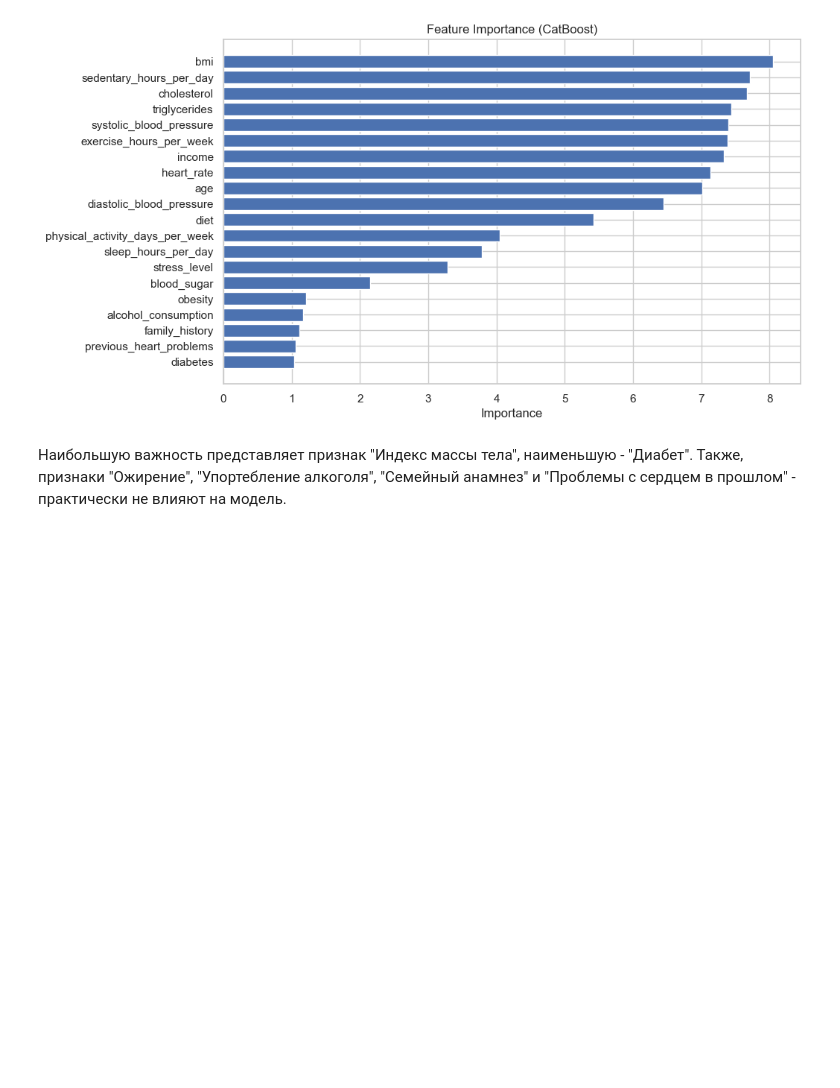
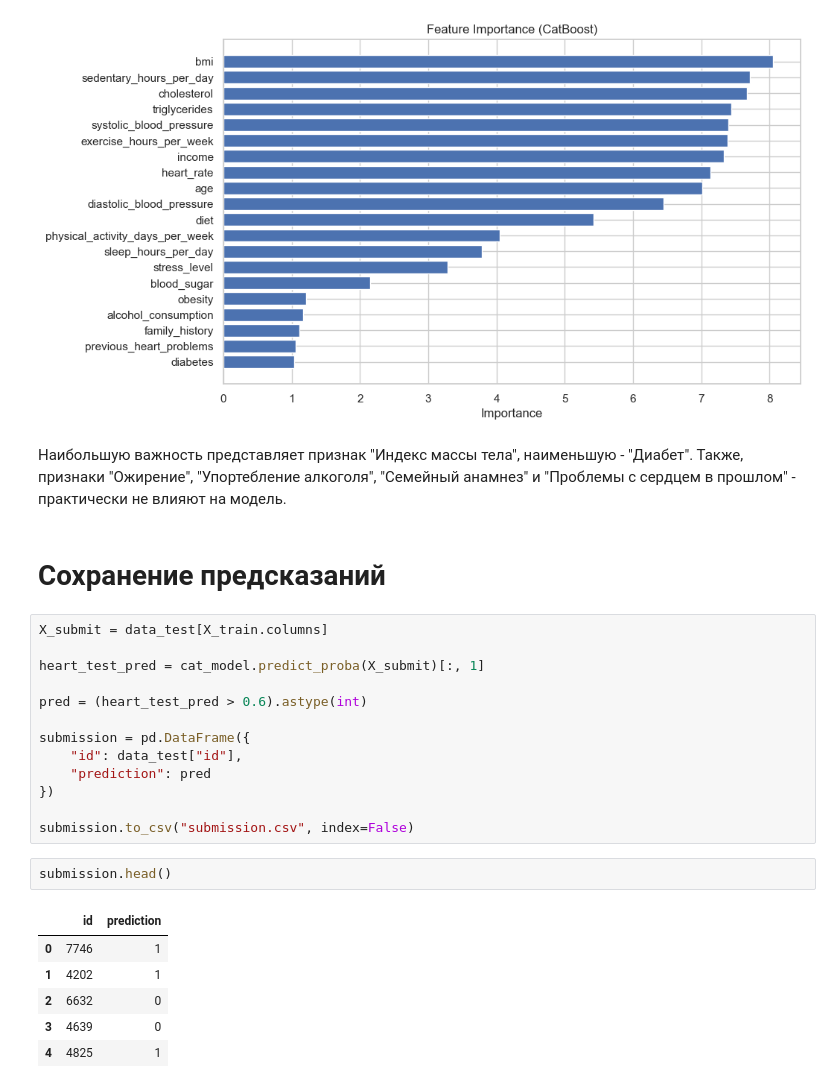
Before and after one commit to Schwarzepolizei/heart-attack-prediction, a Jupyter notebook: heart-attack-prediction.ipynb, the cells around one changed output. Drawn from its saved outputs; the diff is of its cells as text; blank space fills up the shorter version.

Commit message:
Сохранение предсказаний и общий вывод

```diff
--- a/heart-attack-prediction.ipynb
+++ b/heart-attack-prediction.ipynb
@@ -1132,3 +1132,27 @@ plt.show()
 [figure]
 # %% [markdown]
 Наибольшую важность представляет признак "Индекс массы тела", наименьшую - "Диабет". Также, признаки "Ожирение", "Упортебление алкоголя", "Семейный анамнез" и "Проблемы с сердцем в прошлом" - практически не влияют на модель.
+# %% [markdown]
+# Сохранение предсказаний
+# %%
+X_submit = data_test[X_train.columns]
+
+heart_test_pred = cat_model.predict_proba(X_submit)[:, 1]
+
+pred = (heart_test_pred > 0.6).astype(int)
+
+submission = pd.DataFrame({
+    "id": data_test["id"],
+    "prediction": pred
+})
+
+submission.to_csv("submission.csv", index=False)
+# %%
+submission.head()
+# %% [output]
+|  | id | prediction |
+| 0 | 7746 | 1 |
+| 1 | 4202 | 1 |
+| 2 | 6632 | 0 |
+| 3 | 4639 | 0 |
+| 4 | 4825 | 1 |
```
Also changed, not shown: parts of 1 cell of this notebook, 1 other file.
